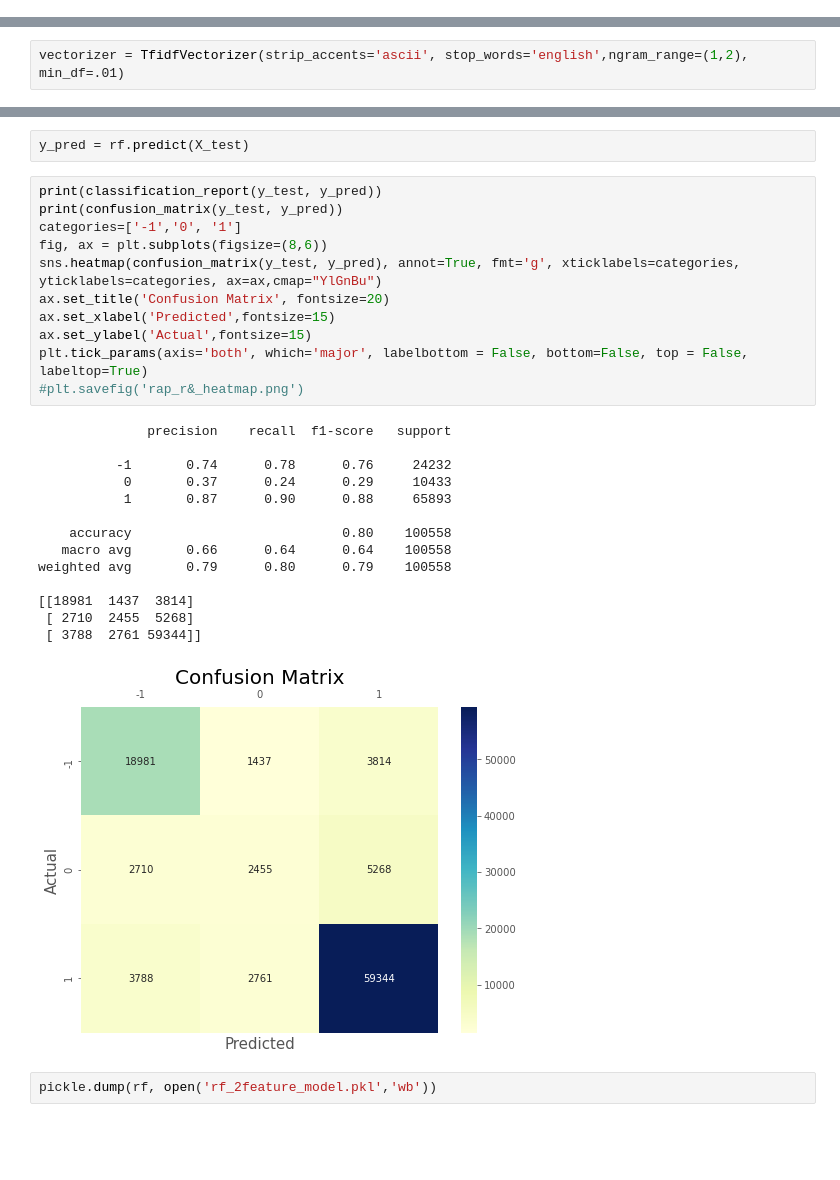
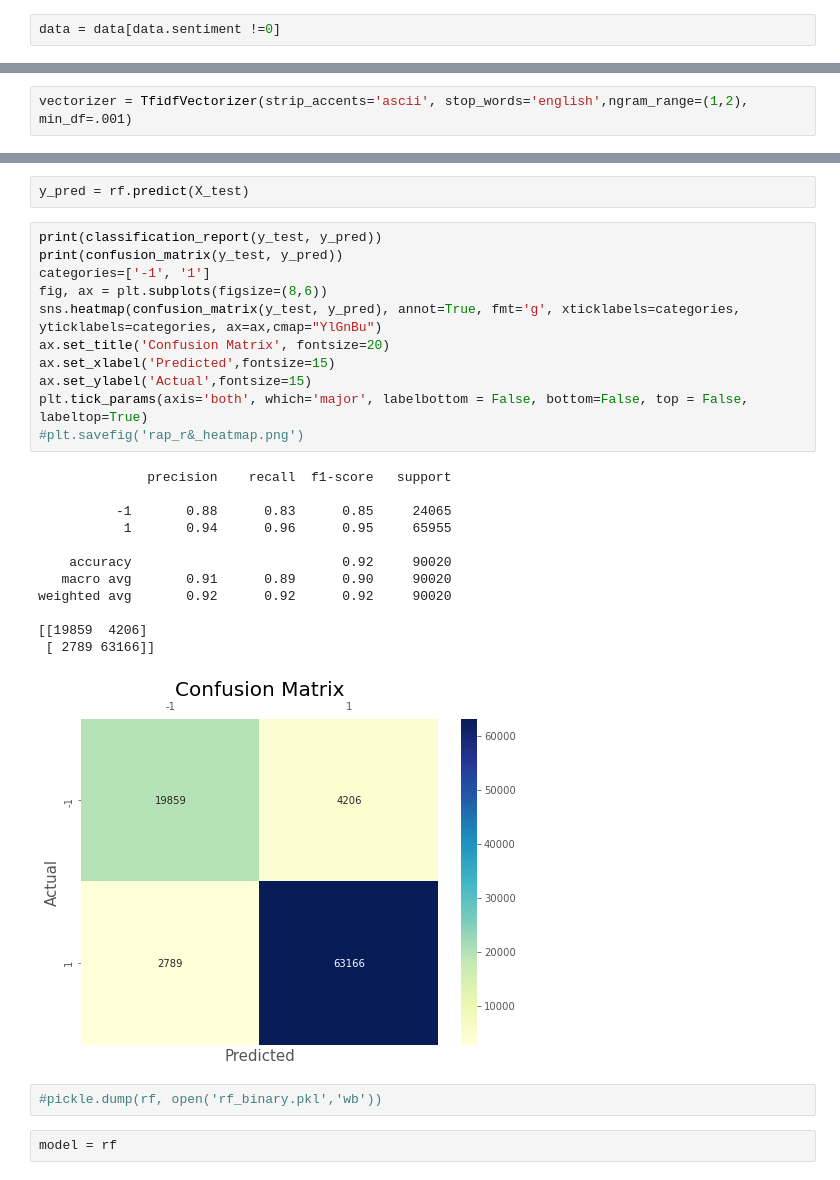
Before and after one commit to RubenBec/Capestone3, a Jupyter notebook: capstone3.ipynb, the cells around one changed output, grey strips where cells are left out. Drawn from its saved outputs; the diff is of its cells as text; blank space fills up the shorter version.

```diff
--- a/capstone3.ipynb
+++ b/capstone3.ipynb
@@ -75,3 +75,5 @@ data
 | 402227 | 5 | This salon is very clean, profess... | 1 |
 | 402228 | 1 | I have had two loans go into defa... | -1 |
 402229 rows × 3 columns
+# %%
+data = data[data.sentiment !=0]
@@ -99,5 +117,5 @@ plt.show()
 # %%
 corpus = data['text'].tolist()
 # %%
-vectorizer = TfidfVectorizer(strip_accents='ascii', stop_words='english',ngram_range=(1,2), min_df=.01)
+vectorizer = TfidfVectorizer(strip_accents='ascii', stop_words='english',ngram_range=(1,2), min_df=.001)
 # %%
@@ -214,28 +268,28 @@ y_pred = rf.predict(X_test)
 # %%
 print(classification_report(y_test, y_pred))
 print(confusion_matrix(y_test, y_pred))
-categories=['-1','0', '1']
+categories=['-1', '1']
 fig, ax = plt.subplots(figsize=(8,6))
 sns.heatmap(confusion_matrix(y_test, y_pred), annot=True, fmt='g', xticklabels=categories, yticklabels=categories, ax=ax,cmap="YlGnBu")
 ax.set_title('Confusion Matrix', fontsize=20)
 ax.set_xlabel('Predicted',fontsize=15)
 ax.set_ylabel('Actual',fontsize=15)
 plt.tick_params(axis='both', which='major', labelbottom = False, bottom=False, top = False, labeltop=True)
 #plt.savefig('rap_r&_heatmap.png')
 # %% [output]
               precision    recall  f1-score   support
 
-          -1       0.74      0.78      0.76     24232
-           0       0.37      0.24      0.29     10433
-           1       0.87      0.90      0.88     65893
+          -1       0.88      0.83      0.85     24065
+           1       0.94      0.96      0.95     65955
 
-    accuracy                           0.80    100558
-   macro avg       0.66      0.64      0.64    100558
-weighted avg       0.79      0.80      0.79    100558
+    accuracy                           0.92     90020
+   macro avg       0.91      0.89      0.90     90020
+weighted avg       0.92      0.92      0.92     90020
 
-[[18981  1437  3814]
- [ 2710  2455  5268]
- [ 3788  2761 59344]]
+[[19859  4206]
+ [ 2789 63166]]
-[figure, old version]
+[figure, new version]
 # %%
-pickle.dump(rf, open('rf_2feature_model.pkl','wb'))
+#pickle.dump(rf, open('rf_binary.pkl','wb'))
+# %%
+model = rf
```
Also changed, not shown: parts of 19 cells of this notebook.
